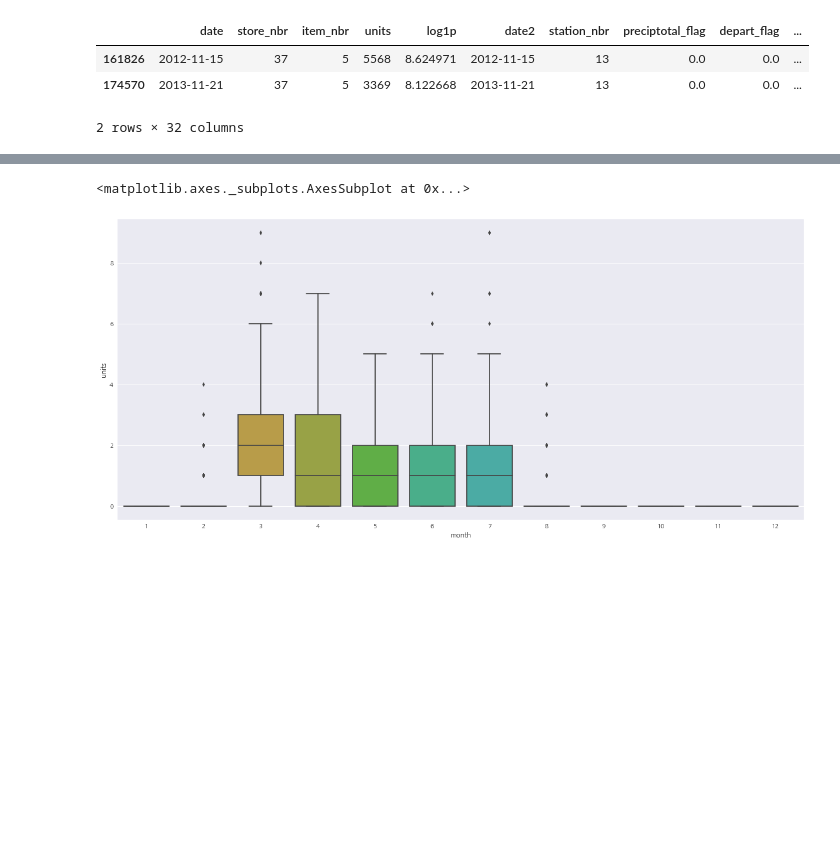
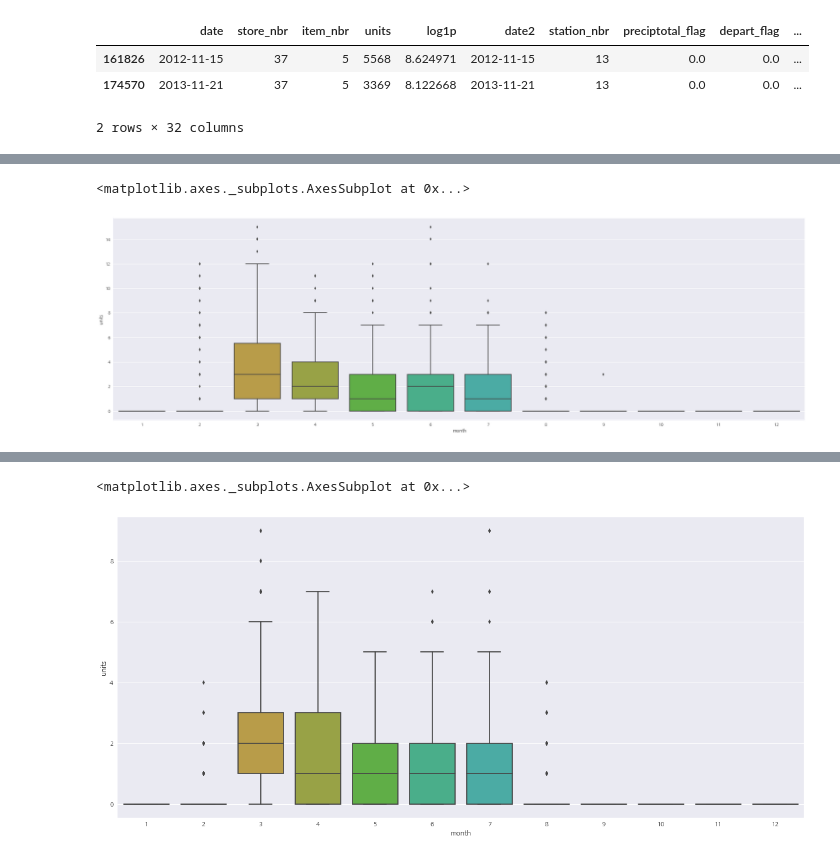
Before and after one commit to HyowonJang/LinearRegression, a Jupyter notebook: modeling_hyowon/180705_OLS.ipynb, the cells around one changed output, grey strips where cells are left out. Cells and saved outputs as stored; diff of their text form; code cells hidden in the pictures; blank space fills up the shorter version.

```diff
--- a/modeling_hyowon/180705_OLS.ipynb
+++ b/modeling_hyowon/180705_OLS.ipynb
@@ -150,0 +185,7 @@ total_1 = total[total["units"]<3000]
+# %%
+total_copy_item_2 = total_copy[total["item_nbr"] == 2]
+plt.figure(figsize=(30,9))
+sns.boxplot(x="month", y="units", data=total_copy_item_2[["month", "units"]])
+# %% [output]
+<matplotlib.axes._subplots.AxesSubplot at 0x...>
+[figure, added]
```
Also changed, not shown: parts of 25 cells of this notebook, 1 other file.
